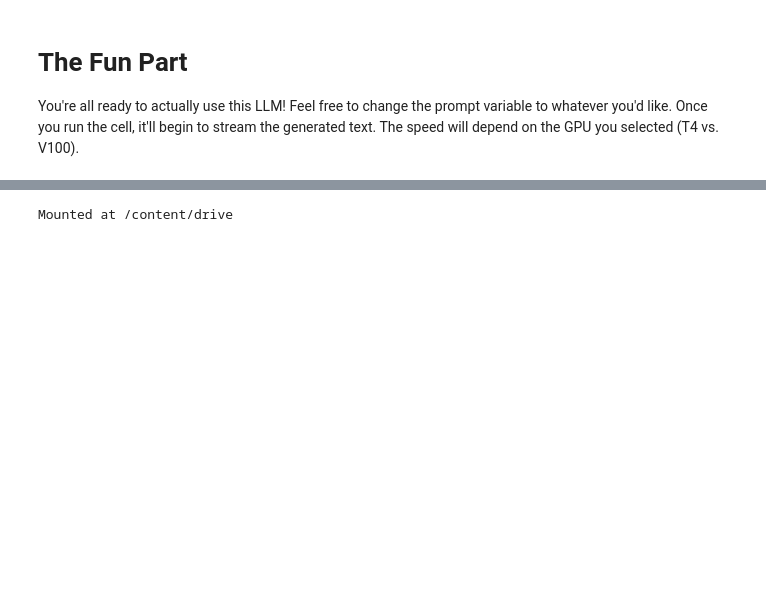
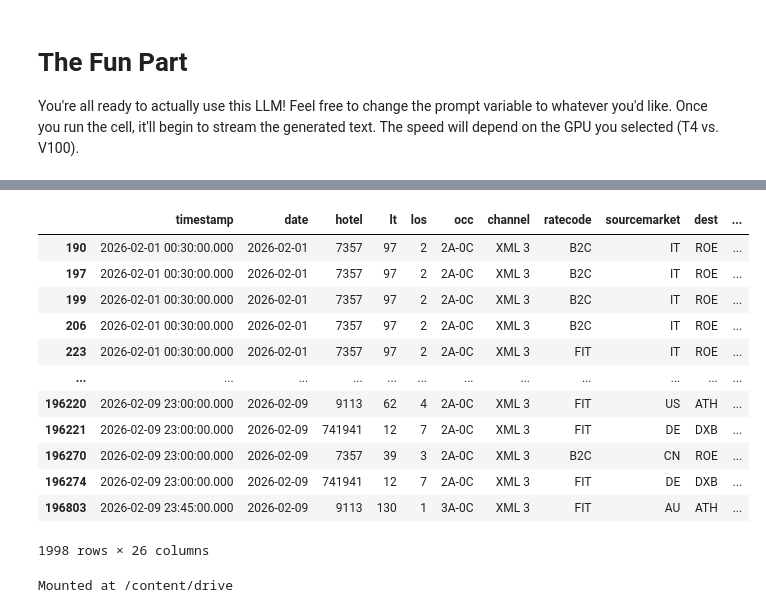
Before and after one commit to Vedia-JerezDaniel/Arize-tutorials, a Jupyter notebook: Open_Source_LLMs_Getting_Started.ipynb, the cells around one changed output, grey strips where cells are left out. Saved outputs shown, nothing was run; the diff lists cells and outputs as text; code cells hidden in the pictures; blank space fills up the shorter version.

```diff
--- a/Open_Source_LLMs_Getting_Started.ipynb
+++ b/Open_Source_LLMs_Getting_Started.ipynb
@@ -180,3 +132,25 @@ Selected hotels for demo: [796968. 344707.  92123. ... 156628. 173651.     nan]
+# %%
+list_h = (df_cr.sort_values(by='total',ascending=False)['hotel'].unique()[:5]).tolist()
+list_h
+
+df_cr_f = df_cr[df_cr['hotel'].isin(list_h)]
+df_book_f = df_book[df_book['hotel'].isin(list_h)]
+# %%
+df_cr_f
+# %% [output]
+|  | timestamp | date | hotel | lt | los | occ | channel | ratecode | sourcemarket | dest | ... |
+| 190 | 2026-02-01 00:30:00.000 | 2026-02-01 | 7357 | 97 | 2 | 2A-0C | XML 3 | B2C | IT | ROE | ... |
+| 197 | 2026-02-01 00:30:00.000 | 2026-02-01 | 7357 | 97 | 2 | 2A-0C | XML 3 | B2C | IT | ROE | ... |
+| 199 | 2026-02-01 00:30:00.000 | 2026-02-01 | 7357 | 97 | 2 | 2A-0C | XML 3 | B2C | IT | ROE | ... |
+| 206 | 2026-02-01 00:30:00.000 | 2026-02-01 | 7357 | 97 | 2 | 2A-0C | XML 3 | B2C | IT | ROE | ... |
+| 223 | 2026-02-01 00:30:00.000 | 2026-02-01 | 7357 | 97 | 2 | 2A-0C | XML 3 | FIT | IT | ROE | ... |
+| ... | ... | ... | ... | ... | ... | ... | ... | ... | ... | ... | ... |
+| 196220 | 2026-02-09 23:00:00.000 | 2026-02-09 | 9113 | 62 | 4 | 2A-0C | XML 3 | FIT | US | ATH | ... |
+| 196221 | 2026-02-09 23:00:00.000 | 2026-02-09 | 741941 | 12 | 7 | 2A-0C | XML 3 | FIT | DE | DXB | ... |
+| 196270 | 2026-02-09 23:00:00.000 | 2026-02-09 | 7357 | 39 | 3 | 2A-0C | XML 3 | B2C | CN | ROE | ... |
+| 196274 | 2026-02-09 23:00:00.000 | 2026-02-09 | 741941 | 12 | 7 | 2A-0C | XML 3 | FIT | DE | DXB | ... |
+| 196803 | 2026-02-09 23:45:00.000 | 2026-02-09 | 9113 | 130 | 1 | 3A-0C | XML 3 | FIT | AU | ATH | ... |
+1998 rows × 26 columns
 # %%
 from google.colab import drive
 drive.mount('/content/drive')
```
Also changed, not shown: parts of 21 cells of this notebook.
